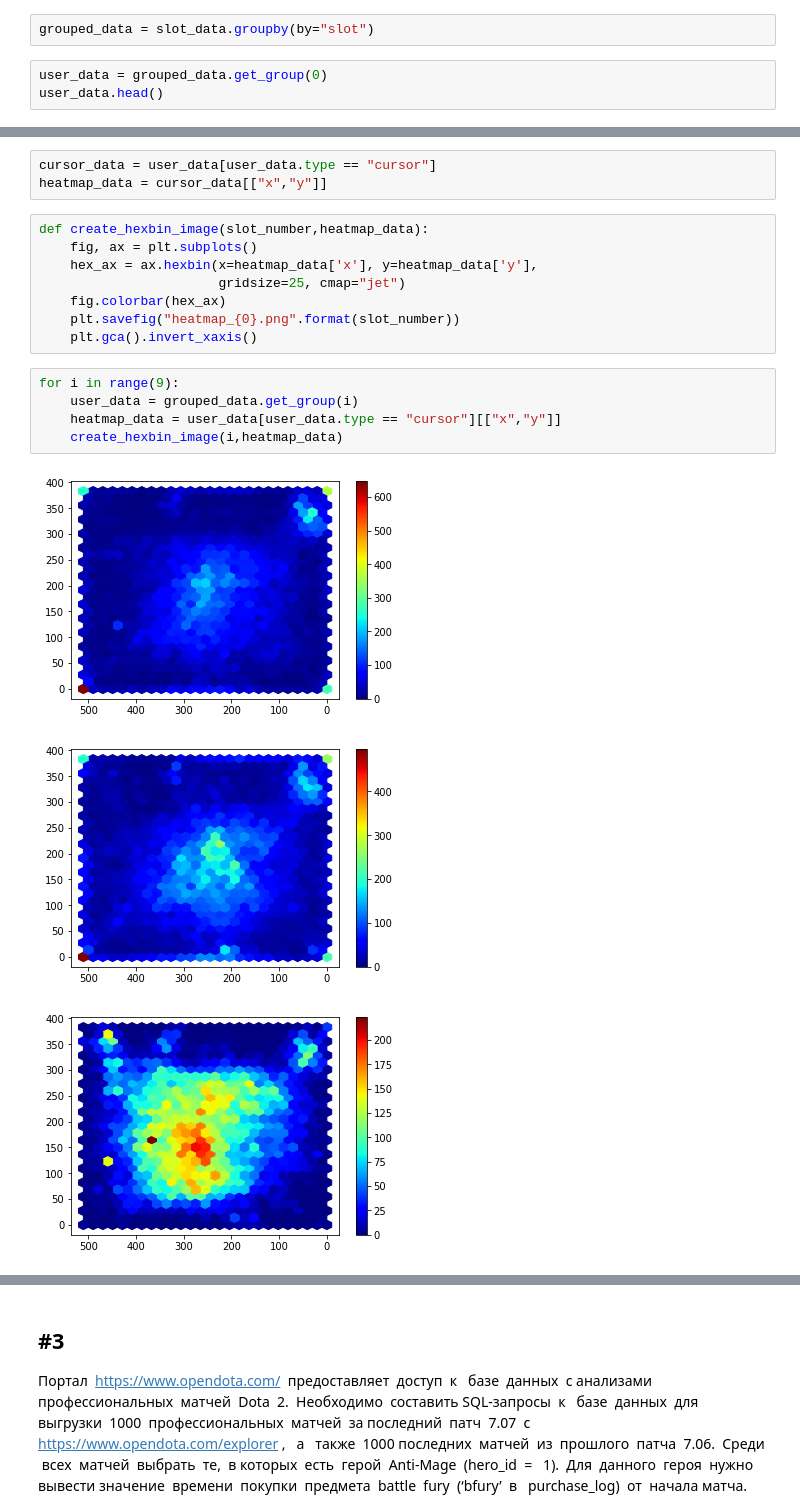
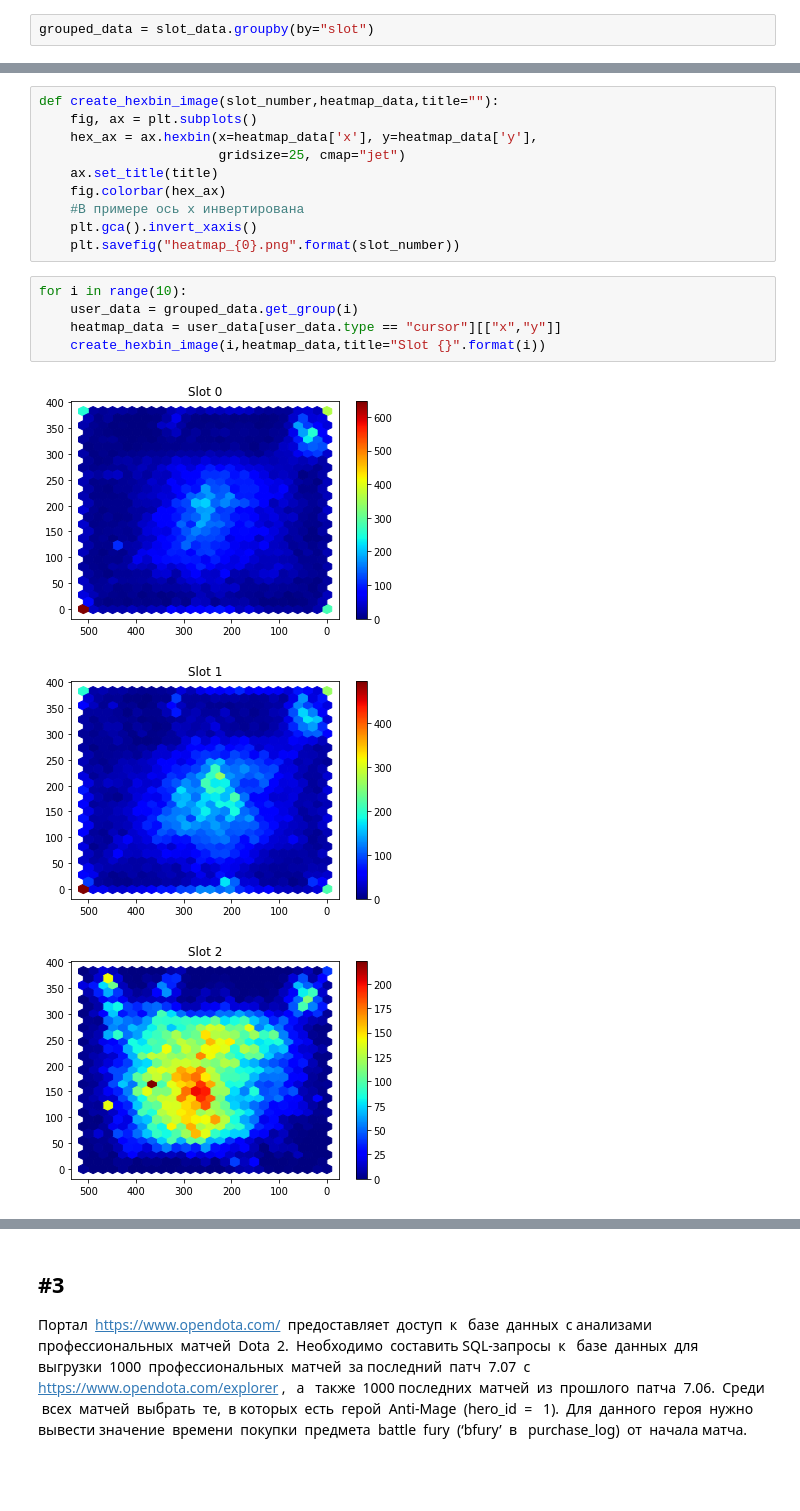
Before and after one commit to UladzislauSafronau/analyze-dota-match, a Jupyter notebook: test-tasks.ipynb, the cells around one changed output, grey strips where cells are left out. Saved outputs shown, nothing was run; the diff lists cells and outputs as text; blank space fills up the shorter version.

```diff
--- a/test-tasks.ipynb
+++ b/test-tasks.ipynb
@@ -56,5 +62,2 @@ slot_data = slot_data[slot_data.slot.apply(lambda x: x in range(10))]
 # %%
 grouped_data = slot_data.groupby(by="slot")
-# %%
-user_data = grouped_data.get_group(0)
-user_data.head()
@@ -69,20 +64,19 @@ user_data.head()
-# %%
-cursor_data = user_data[user_data.type == "cursor"]
-heatmap_data = cursor_data[["x","y"]]
 # %%
-def create_hexbin_image(slot_number,heatmap_data):
+def create_hexbin_image(slot_number,heatmap_data,title=""):
     fig, ax = plt.subplots()
     hex_ax = ax.hexbin(x=heatmap_data['x'], y=heatmap_data['y'],
                        gridsize=25, cmap="jet")
+    ax.set_title(title)
     fig.colorbar(hex_ax)
+    #В примере ось х инвертирована
+    plt.gca().invert_xaxis()
     plt.savefig("heatmap_{0}.png".format(slot_number))
-    plt.gca().invert_xaxis()
 # %%
-for i in range(9):
+for i in range(10):
     user_data = grouped_data.get_group(i)
     heatmap_data = user_data[user_data.type == "cursor"][["x","y"]]
-    create_hexbin_image(i,heatmap_data)
+    create_hexbin_image(i,heatmap_data,title="Slot {}".format(i))
 # %% [output]
-[figure, old version]
+[figure, new version]
-[figure, old version]
+[figure, new version]
-[figure, old version]
+[figure, new version]
```
Also changed, not shown: parts of 57 cells of this notebook.
